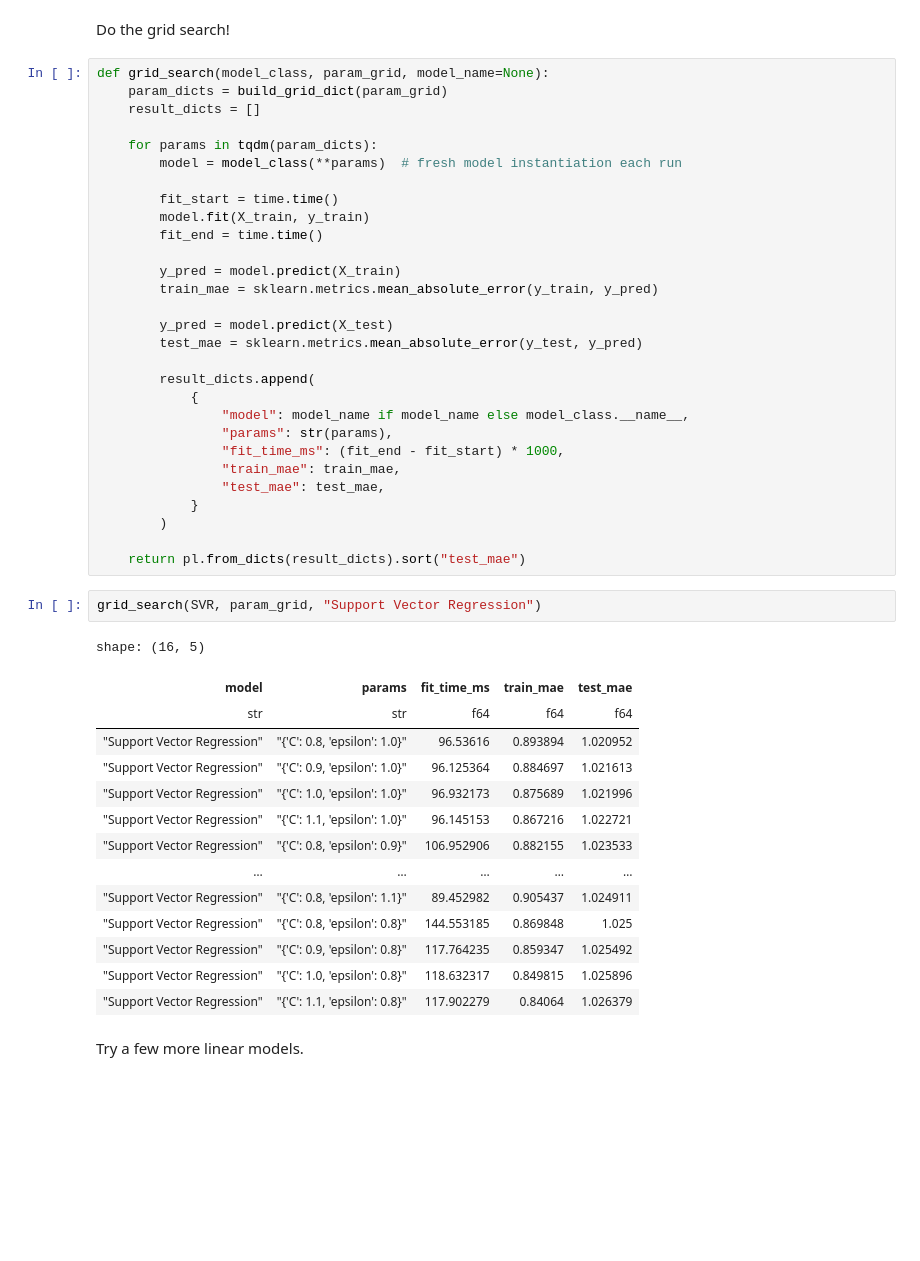
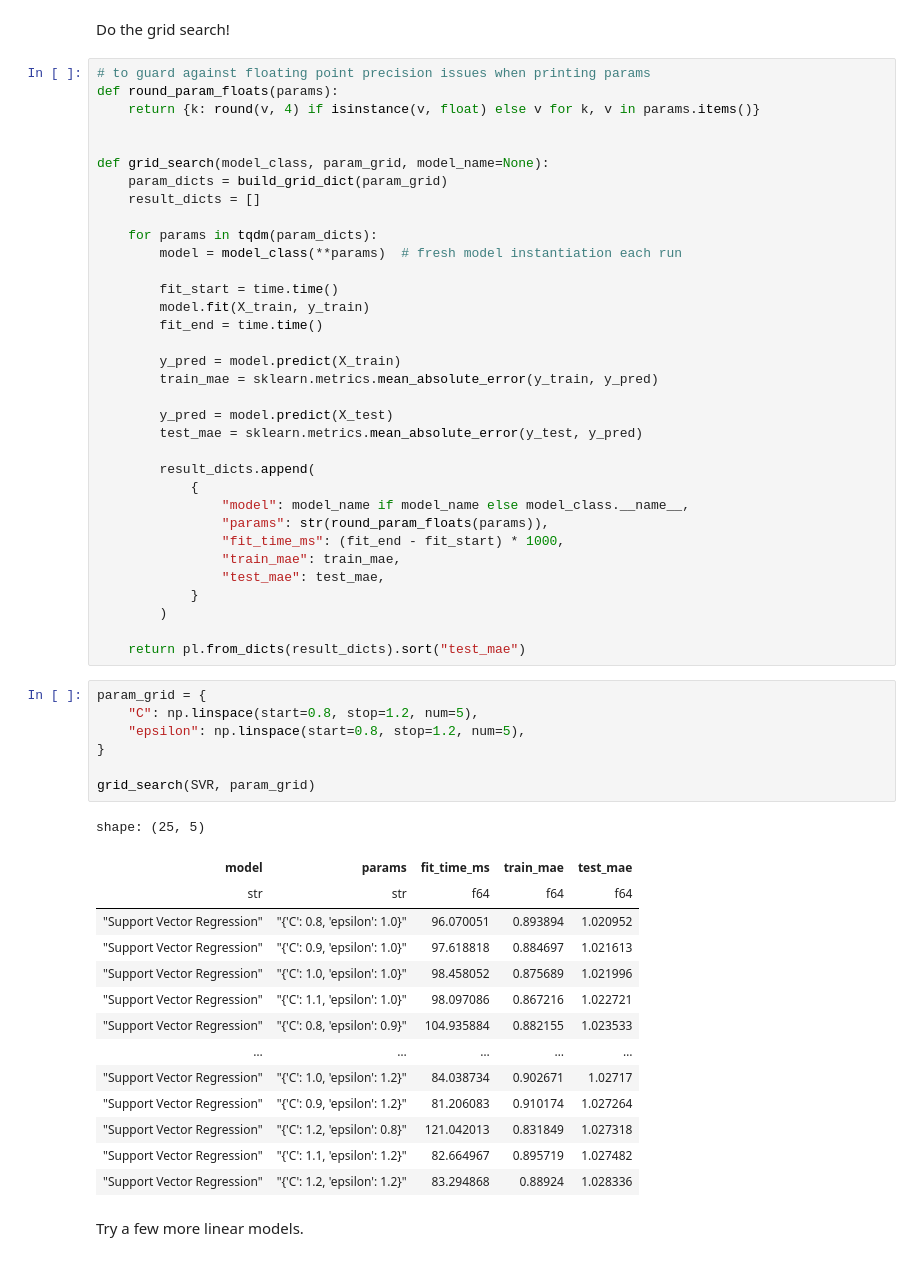
Before and after one commit to minimaxir/imdb-embeddings, a Jupyter notebook: sklearn_grid_search_test.ipynb, the cells around one changed output. Drawn from its saved outputs; the diff is of its cells as text; blank space fills up the shorter version.

```diff
--- a/sklearn_grid_search_test.ipynb
+++ b/sklearn_grid_search_test.ipynb
@@ -172,6 +168,11 @@ build_grid_dict(param_grid)[:5]
 # %% [markdown]
 Do the grid search!
 # %%
+# to guard against floating point precision issues when printing params
+def round_param_floats(params):
+    return {k: round(v, 4) if isinstance(v, float) else v for k, v in params.items()}
+
+
 def grid_search(model_class, param_grid, model_name=None):
     param_dicts = build_grid_dict(param_grid)
     result_dicts = []
@@ -192,7 +193,7 @@ def grid_search(model_class, param_grid, model_name=None):
         result_dicts.append(
             {
                 "model": model_name if model_name else model_class.__name__,
-                "params": str(params),
+                "params": str(round_param_floats(params)),
                 "fit_time_ms": (fit_end - fit_start) * 1000,
                 "train_mae": train_mae,
                 "test_mae": test_mae,
@@ -200,23 +201,28 @@ def grid_search(model_class, param_grid, model_name=None):
         )
 
     return pl.from_dicts(result_dicts).sort("test_mae")
-# %%
-grid_search(SVR, param_grid, "Support Vector Regression")
-# %% [output]
-shape: (16, 5)
-| model | params | fit_time_ms | train_mae | test_mae |
-| str | str | f64 | f64 | f64 |
-| "Support Vector Regression" | "{'C': 0.8, 'epsilon': 1.0}" | 96.53616 | 0.893894 | 1.020952 |
-| "Support Vector Regression" | "{'C': 0.9, 'epsilon': 1.0}" | 96.125364 | 0.884697 | 1.021613 |
-| "Support Vector Regression" | "{'C': 1.0, 'epsilon': 1.0}" | 96.932173 | 0.875689 | 1.021996 |
-| "Support Vector Regression" | "{'C': 1.1, 'epsilon': 1.0}" | 96.145153 | 0.867216 | 1.022721 |
-| "Support Vector Regression" | "{'C': 0.8, 'epsilon': 0.9}" | 106.952906 | 0.882155 | 1.023533 |
-| … | … | … | … | … |
-| "Support Vector Regression" | "{'C': 0.8, 'epsilon': 1.1}" | 89.452982 | 0.905437 | 1.024911 |
-| "Support Vector Regression" | "{'C': 0.8, 'epsilon': 0.8}" | 144.553185 | 0.869848 | 1.025 |
-| "Support Vector Regression" | "{'C': 0.9, 'epsilon': 0.8}" | 117.764235 | 0.859347 | 1.025492 |
-| "Support Vector Regression" | "{'C': 1.0, 'epsilon': 0.8}" | 118.632317 | 0.849815 | 1.025896 |
-| "Support Vector Regression" | "{'C': 1.1, 'epsilon': 0.8}" | 117.902279 | 0.84064 | 1.026379 |
+# %%
+param_grid = {
+    "C": np.linspace(start=0.8, stop=1.2, num=5),
+    "epsilon": np.linspace(start=0.8, stop=1.2, num=5),
+}
+
+grid_search(SVR, param_grid)
+# %% [output]
+shape: (25, 5)
+| model | params | fit_time_ms | train_mae | test_mae |
+| str | str | f64 | f64 | f64 |
+| "Support Vector Regression" | "{'C': 0.8, 'epsilon': 1.0}" | 96.070051 | 0.893894 | 1.020952 |
+| "Support Vector Regression" | "{'C': 0.9, 'epsilon': 1.0}" | 97.618818 | 0.884697 | 1.021613 |
+| "Support Vector Regression" | "{'C': 1.0, 'epsilon': 1.0}" | 98.458052 | 0.875689 | 1.021996 |
+| "Support Vector Regression" | "{'C': 1.1, 'epsilon': 1.0}" | 98.097086 | 0.867216 | 1.022721 |
+| "Support Vector Regression" | "{'C': 0.8, 'epsilon': 0.9}" | 104.935884 | 0.882155 | 1.023533 |
+| … | … | … | … | … |
+| "Support Vector Regression" | "{'C': 1.0, 'epsilon': 1.2}" | 84.038734 | 0.902671 | 1.02717 |
+| "Support Vector Regression" | "{'C': 0.9, 'epsilon': 1.2}" | 81.206083 | 0.910174 | 1.027264 |
+| "Support Vector Regression" | "{'C': 1.2, 'epsilon': 0.8}" | 121.042013 | 0.831849 | 1.027318 |
+| "Support Vector Regression" | "{'C': 1.1, 'epsilon': 1.2}" | 82.664967 | 0.895719 | 1.027482 |
+| "Support Vector Regression" | "{'C': 1.2, 'epsilon': 1.2}" | 83.294868 | 0.88924 | 1.028336 |
 # %% [markdown]
 Try a few more linear models.
 # %%
```
Also changed, not shown: parts of 18 cells of this notebook.
